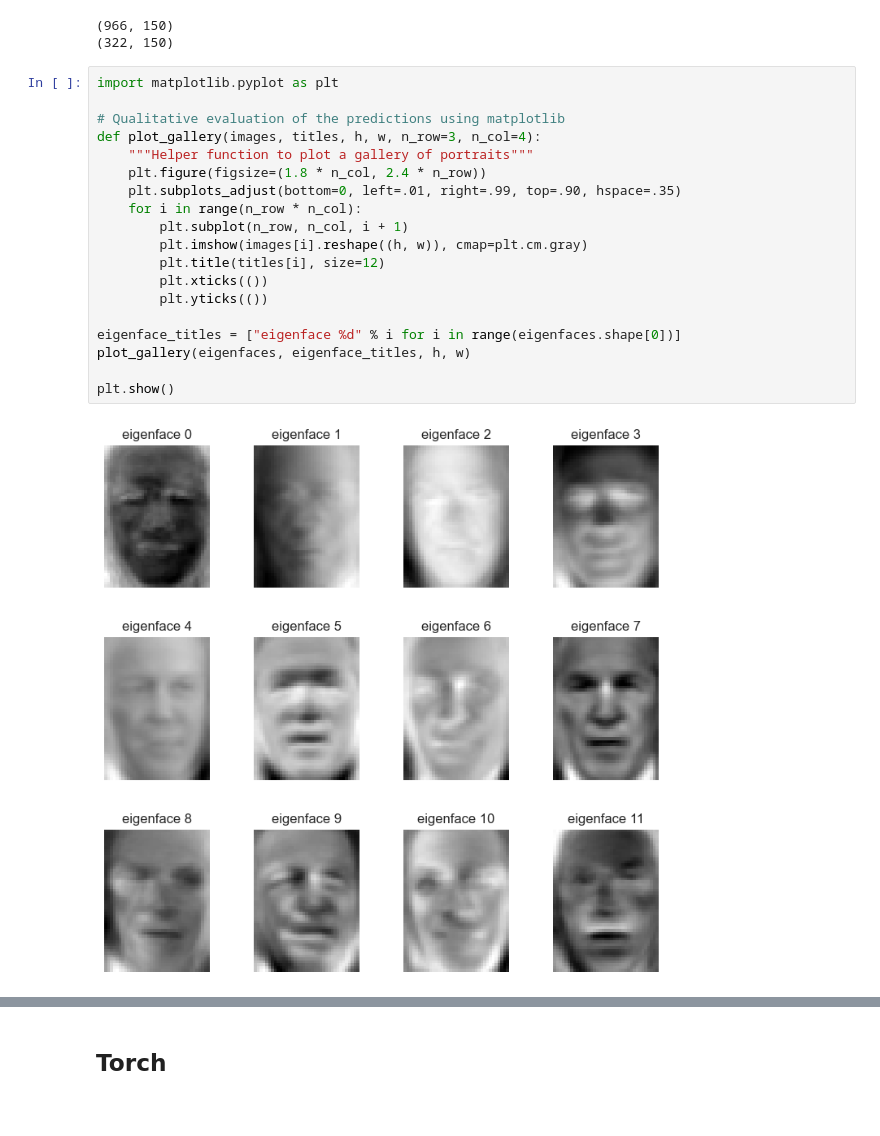
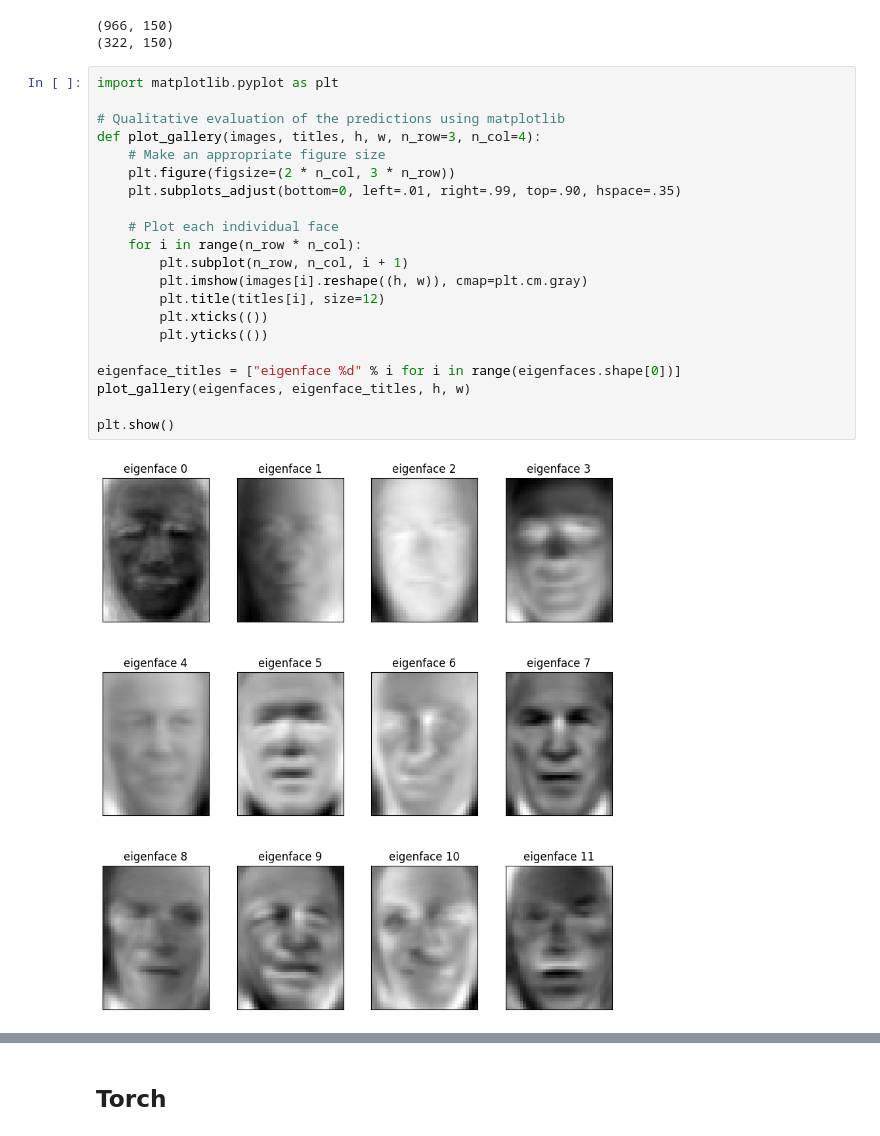
Before and after one commit to cpd04/COMP3710_2025, a Jupyter notebook: lab_2/lab_2_q1_q2_q3.ipynb, the cells around one changed output, grey strips where cells are left out. Saved outputs shown, nothing was run; the diff lists cells and outputs as text.

```diff
--- a/lab_2/lab_2_q1_q2_q3.ipynb
+++ b/lab_2/lab_2_q1_q2_q3.ipynb
@@ -423,22 +423,24 @@ print(X_test_transformed.shape)
 # %%
 import matplotlib.pyplot as plt
 
 # Qualitative evaluation of the predictions using matplotlib
 def plot_gallery(images, titles, h, w, n_row=3, n_col=4):
-    """Helper function to plot a gallery of portraits"""
-    plt.figure(figsize=(1.8 * n_col, 2.4 * n_row))
+    # Make an appropriate figure size
+    plt.figure(figsize=(2 * n_col, 3 * n_row))
     plt.subplots_adjust(bottom=0, left=.01, right=.99, top=.90, hspace=.35)
+
+    # Plot each individual face
     for i in range(n_row * n_col):
         plt.subplot(n_row, n_col, i + 1)
         plt.imshow(images[i].reshape((h, w)), cmap=plt.cm.gray)
         plt.title(titles[i], size=12)
         plt.xticks(())
         plt.yticks(())
 
 eigenface_titles = ["eigenface %d" % i for i in range(eigenfaces.shape[0])]
 plot_gallery(eigenfaces, eigenface_titles, h, w)
 
 plt.show()
 # %% [output]
-[figure, old version]
+[figure, new version]
 # %%
```
Also changed, not shown: parts of 7 cells of this notebook.
